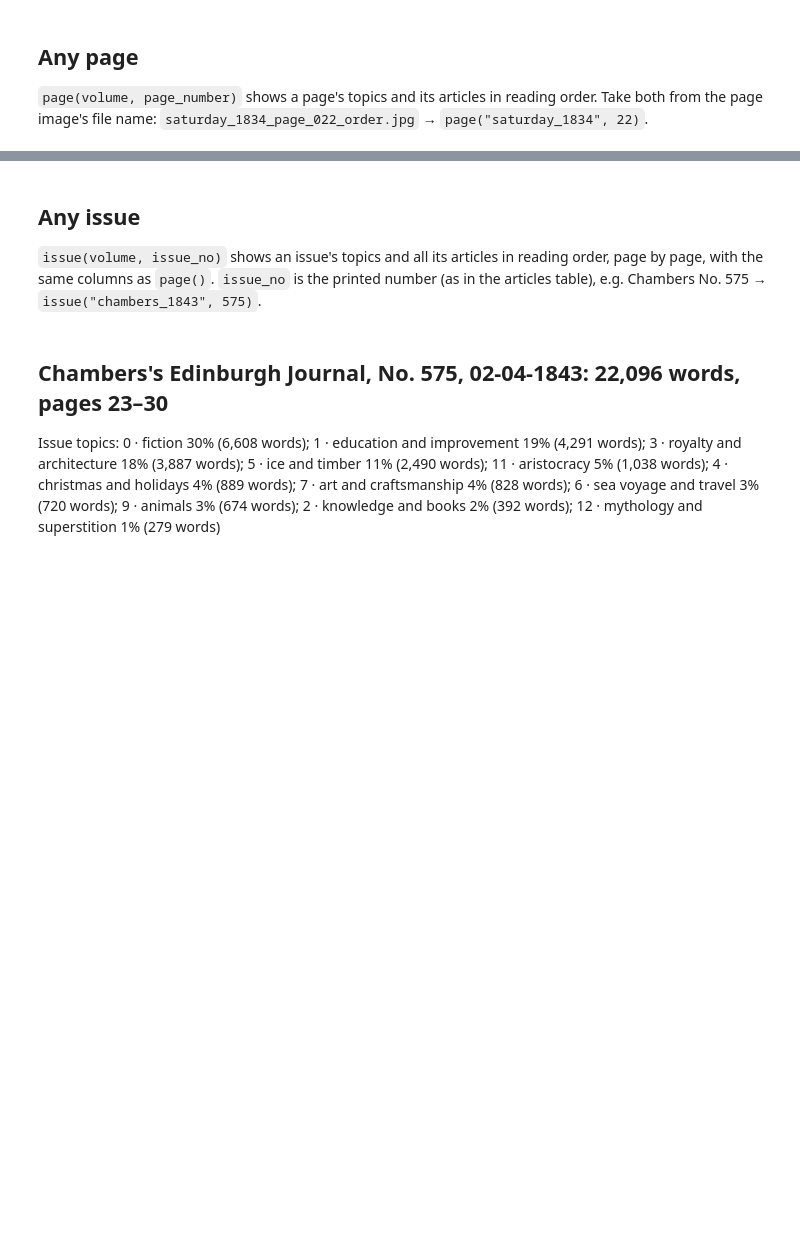
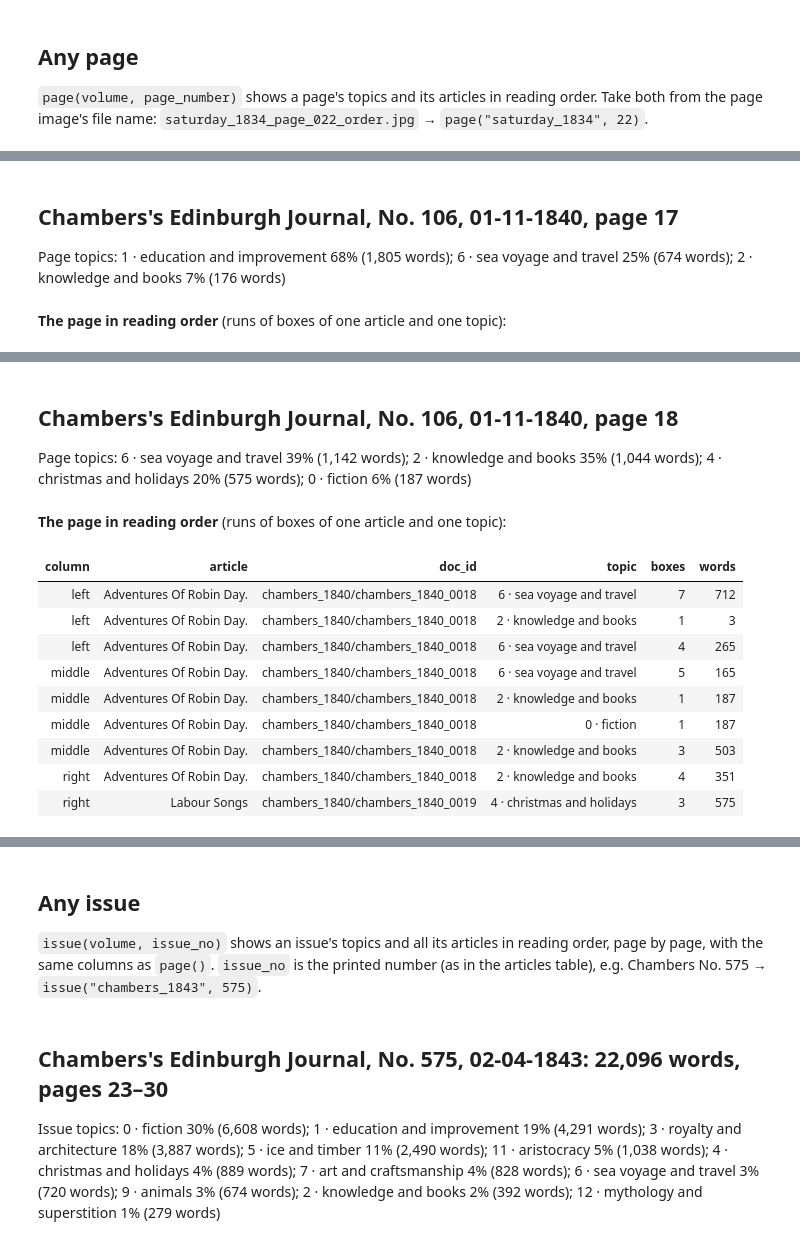
Before and after one commit to owenmonroe/dissertation_layout_pilot, a Jupyter notebook: evaluation/topic_modelling/topic_explorer.ipynb, the cells around one changed output, grey strips where cells are left out. Drawn from its saved outputs; the diff is of its cells as text; code cells hidden in the pictures; blank space fills up the shorter version.

```diff
--- a/evaluation/topic_modelling/topic_explorer.ipynb
+++ b/evaluation/topic_modelling/topic_explorer.ipynb
@@ -363,3 +415,11 @@ Page topics: 8 · plants and insects 69% (770 words); 3 · royalty and architect
 | right | Or, Eve's Apple Tree Of Ceylon | saturday_1834/saturday_1834_0021 | 3 · royalty and architecture | 1 | 199 |
 | right | (untitled) No one in his heart de... | saturday_1834/saturday_1834_0022 | 2 · knowledge and books | 1 | 22 |
 | right | (untitled) No sound should be hea... | saturday_1834/saturday_1834_0023 | 2 · knowledge and books | 1 | 125 |
+# %%
+page("chambers_1840", 17)
+page("chambers_1840", 18)
+# %% [output]
+## Chambers's Edinburgh Journal, No. 106, 01-11-1840, page 17
+
+Page topics: 1 · education and improvement 68% (1,805 words); 6 · sea voyage and travel 25% (674 words); 2 · knowledge and books 7% (176 words)
+**The page in reading order** (runs of boxes of one article and one topic):
@@ -365,0 +433,14 @@ Page topics: 8 · plants and insects 69% (770 words); 3 · royalty and architect
+## Chambers's Edinburgh Journal, No. 106, 01-11-1840, page 18
+
+Page topics: 6 · sea voyage and travel 39% (1,142 words); 2 · knowledge and books 35% (1,044 words); 4 · christmas and holidays 20% (575 words); 0 · fiction 6% (187 words)
+**The page in reading order** (runs of boxes of one article and one topic):
+| column | article | doc_id | topic | boxes | words |
+| left | Adventures Of Robin Day. | chambers_1840/chambers_1840_0018 | 6 · sea voyage and travel | 7 | 712 |
+| left | Adventures Of Robin Day. | chambers_1840/chambers_1840_0018 | 2 · knowledge and books | 1 | 3 |
+| left | Adventures Of Robin Day. | chambers_1840/chambers_1840_0018 | 6 · sea voyage and travel | 4 | 265 |
+| middle | Adventures Of Robin Day. | chambers_1840/chambers_1840_0018 | 6 · sea voyage and travel | 5 | 165 |
+| middle | Adventures Of Robin Day. | chambers_1840/chambers_1840_0018 | 2 · knowledge and books | 1 | 187 |
+| middle | Adventures Of Robin Day. | chambers_1840/chambers_1840_0018 | 0 · fiction | 1 | 187 |
+| middle | Adventures Of Robin Day. | chambers_1840/chambers_1840_0018 | 2 · knowledge and books | 3 | 503 |
+| right | Adventures Of Robin Day. | chambers_1840/chambers_1840_0018 | 2 · knowledge and books | 4 | 351 |
+| right | Labour Songs | chambers_1840/chambers_1840_0019 | 4 · christmas and holidays | 3 | 575 |
```
Also changed, not shown: parts of 4 cells of this notebook.
